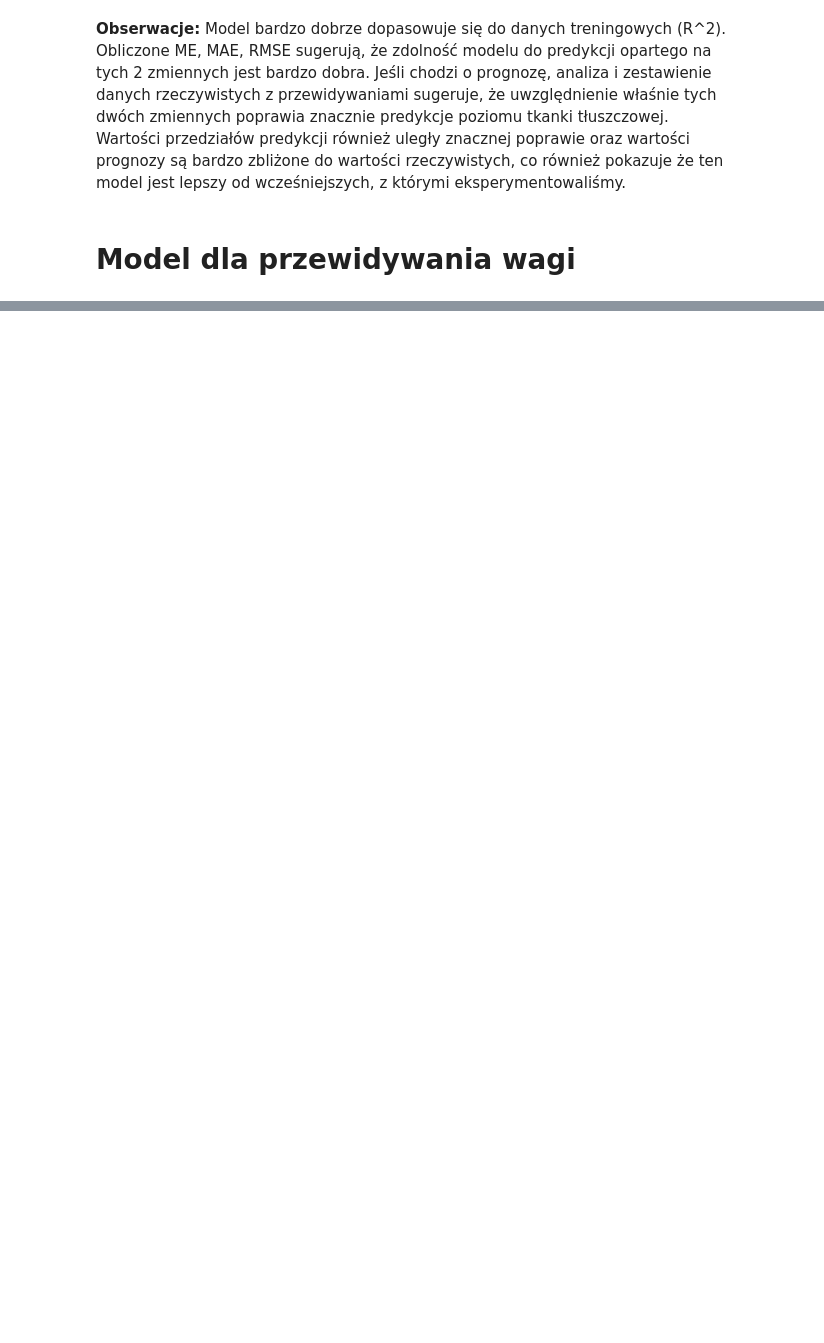
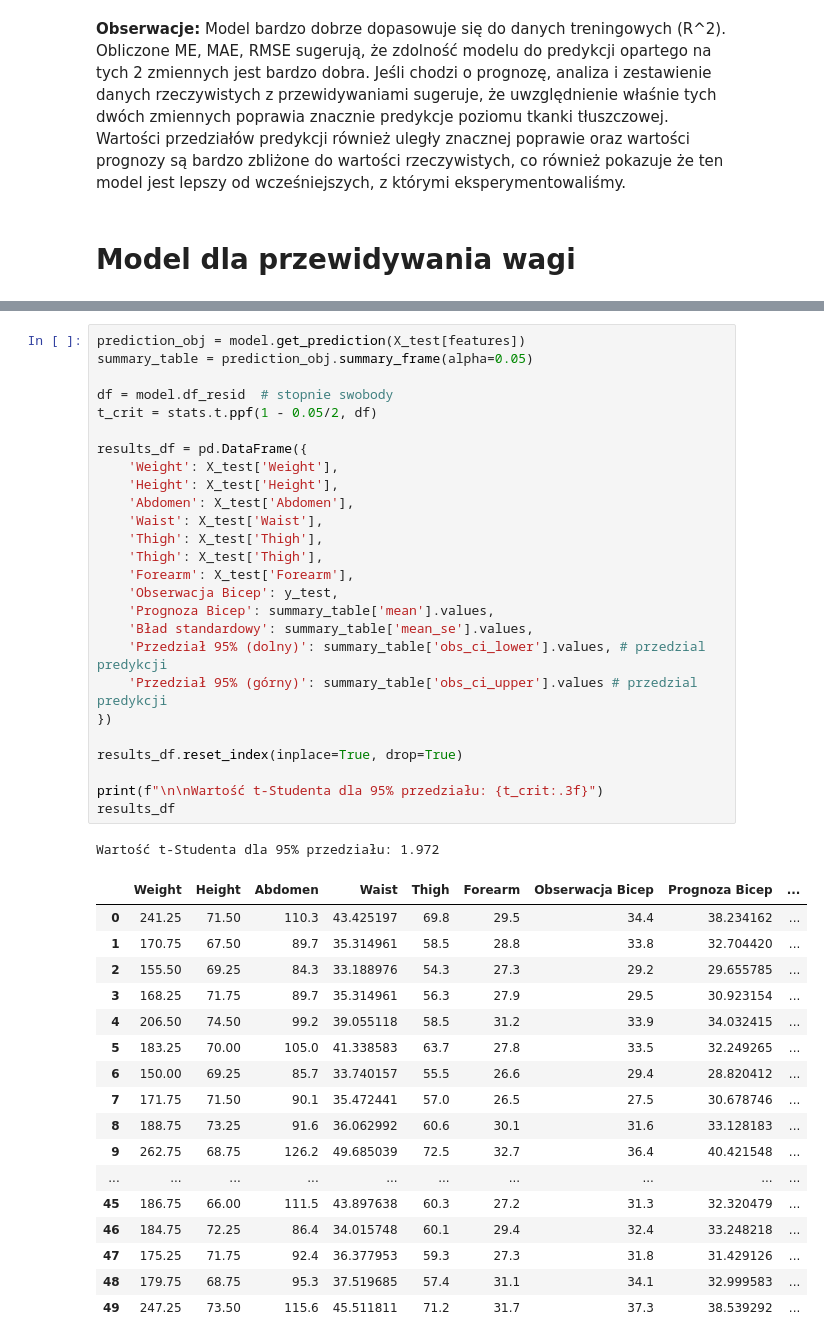
Before and after one commit to michal-slezak-dev/data-mining, a Jupyter notebook: LAB-1/zad-2-BF/ZAD2_Michał_Ślęzak_Szymon_Oleśkiewicz.ipynb, the cells around one changed output, grey strips where cells are left out. Cells and saved outputs as stored; diff of their text form; blank space fills up the shorter version.

```diff
--- a/LAB-1/zad-2-BF/ZAD2_Michał_Ślęzak_Szymon_Oleśkiewicz.ipynb
+++ b/LAB-1/zad-2-BF/ZAD2_Michał_Ślęzak_Szymon_Oleśkiewicz.ipynb
@@ -659,0 +923,45 @@ Wartość t-Studenta dla 95% przedziału: 1.972
+# %%
+prediction_obj = model.get_prediction(X_test[features])
+summary_table = prediction_obj.summary_frame(alpha=0.05)
+
+df = model.df_resid  # stopnie swobody
+t_crit = stats.t.ppf(1 - 0.05/2, df)
+
+results_df = pd.DataFrame({
+    'Weight': X_test['Weight'],
+    'Height': X_test['Height'],
+    'Abdomen': X_test['Abdomen'],
+    'Waist': X_test['Waist'],
+    'Thigh': X_test['Thigh'],
+    'Thigh': X_test['Thigh'],
+    'Forearm': X_test['Forearm'],
+    'Obserwacja Bicep': y_test,
+    'Prognoza Bicep': summary_table['mean'].values,
+    'Bład standardowy': summary_table['mean_se'].values,
+    'Przedział 95% (dolny)': summary_table['obs_ci_lower'].values, # przedzial predykcji
+    'Przedział 95% (górny)': summary_table['obs_ci_upper'].values # przedzial predykcji
+})
+
+results_df.reset_index(inplace=True, drop=True)
+
+print(f"\n\nWartość t-Studenta dla 95% przedziału: {t_crit:.3f}")
+results_df
+# %% [output]
+Wartość t-Studenta dla 95% przedziału: 1.972
+|  | Weight | Height | Abdomen | Waist | Thigh | Forearm | Obserwacja Bicep | Prognoza Bicep | ... |
+| 0 | 241.25 | 71.50 | 110.3 | 43.425197 | 69.8 | 29.5 | 34.4 | 38.234162 | ... |
+| 1 | 170.75 | 67.50 | 89.7 | 35.314961 | 58.5 | 28.8 | 33.8 | 32.704420 | ... |
+| 2 | 155.50 | 69.25 | 84.3 | 33.188976 | 54.3 | 27.3 | 29.2 | 29.655785 | ... |
+| 3 | 168.25 | 71.75 | 89.7 | 35.314961 | 56.3 | 27.9 | 29.5 | 30.923154 | ... |
+| 4 | 206.50 | 74.50 | 99.2 | 39.055118 | 58.5 | 31.2 | 33.9 | 34.032415 | ... |
+| 5 | 183.25 | 70.00 | 105.0 | 41.338583 | 63.7 | 27.8 | 33.5 | 32.249265 | ... |
+| 6 | 150.00 | 69.25 | 85.7 | 33.740157 | 55.5 | 26.6 | 29.4 | 28.820412 | ... |
+| 7 | 171.75 | 71.50 | 90.1 | 35.472441 | 57.0 | 26.5 | 27.5 | 30.678746 | ... |
+| 8 | 188.75 | 73.25 | 91.6 | 36.062992 | 60.6 | 30.1 | 31.6 | 33.128183 | ... |
+| 9 | 262.75 | 68.75 | 126.2 | 49.685039 | 72.5 | 32.7 | 36.4 | 40.421548 | ... |
+| ... | ... | ... | ... | ... | ... | ... | ... | ... | ... |
+| 45 | 186.75 | 66.00 | 111.5 | 43.897638 | 60.3 | 27.2 | 31.3 | 32.320479 | ... |
+| 46 | 184.75 | 72.25 | 86.4 | 34.015748 | 60.1 | 29.4 | 32.4 | 33.248218 | ... |
+| 47 | 175.25 | 71.75 | 92.4 | 36.377953 | 59.3 | 27.3 | 31.8 | 31.429126 | ... |
+| 48 | 179.75 | 68.75 | 95.3 | 37.519685 | 57.4 | 31.1 | 34.1 | 32.999583 | ... |
+| 49 | 247.25 | 73.50 | 115.6 | 45.511811 | 71.2 | 31.7 | 37.3 | 38.539292 | ... |
```
Also changed, not shown: parts of 20 cells of this notebook, 7 other files.
